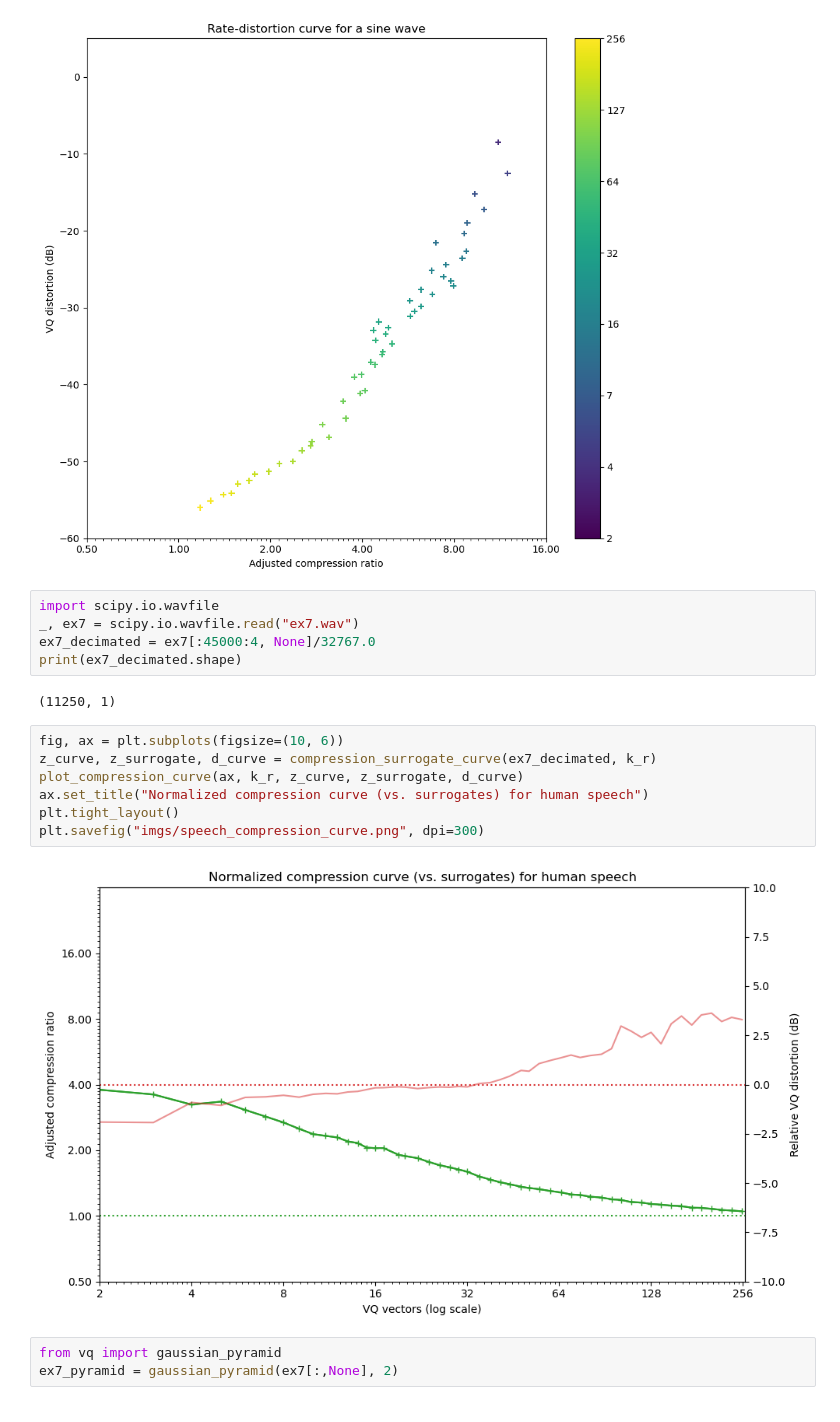
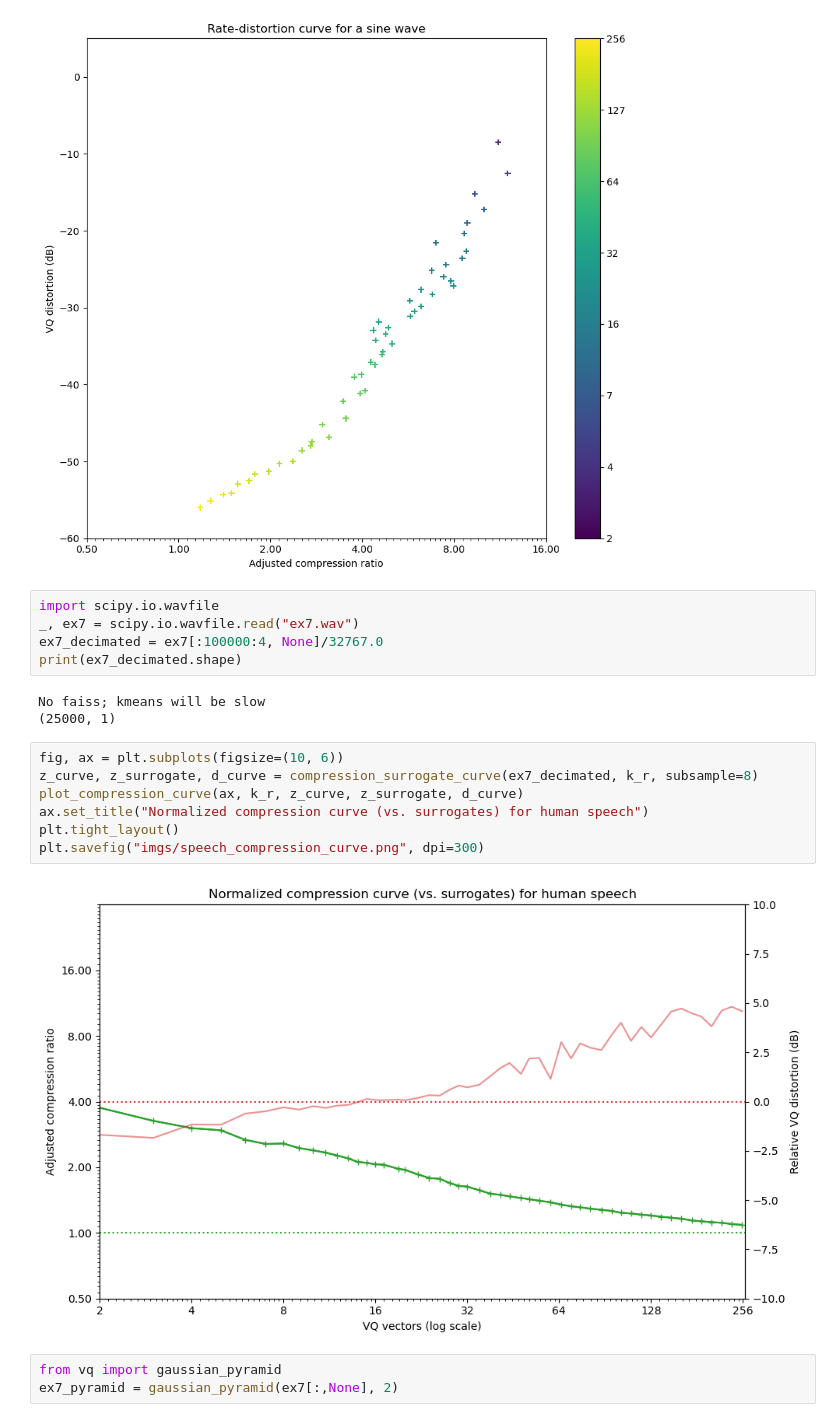
Before and after one commit to johnhw/compression_curves, a Jupyter notebook: compress_quantize.ipynb, the cells around one changed output. Drawn from its saved outputs; the diff is of its cells as text.

```diff
--- a/compress_quantize.ipynb
+++ b/compress_quantize.ipynb
@@ -74,19 +74,20 @@ plt.savefig("imgs/sine_rd_curve.png", dpi=300)
 # %%
 import scipy.io.wavfile
 _, ex7 = scipy.io.wavfile.read("ex7.wav")
-ex7_decimated = ex7[:45000:4, None]/32767.0
+ex7_decimated = ex7[:100000:4, None]/32767.0
 print(ex7_decimated.shape)
 # %% [output]
-(11250, 1)
+No faiss; kmeans will be slow
+(25000, 1)
 # %%
 fig, ax = plt.subplots(figsize=(10, 6))
-z_curve, z_surrogate, d_curve = compression_surrogate_curve(ex7_decimated, k_r)
+z_curve, z_surrogate, d_curve = compression_surrogate_curve(ex7_decimated, k_r, subsample=8)
 plot_compression_curve(ax, k_r, z_curve, z_surrogate, d_curve)
 ax.set_title("Normalized compression curve (vs. surrogates) for human speech")
 plt.tight_layout()
 plt.savefig("imgs/speech_compression_curve.png", dpi=300)
 # %% [output]
-[figure, old version]
+[figure, new version]
 # %%
 from vq import gaussian_pyramid
 ex7_pyramid = gaussian_pyramid(ex7[:,None], 2)
```
Also changed, not shown: 4 other files.
